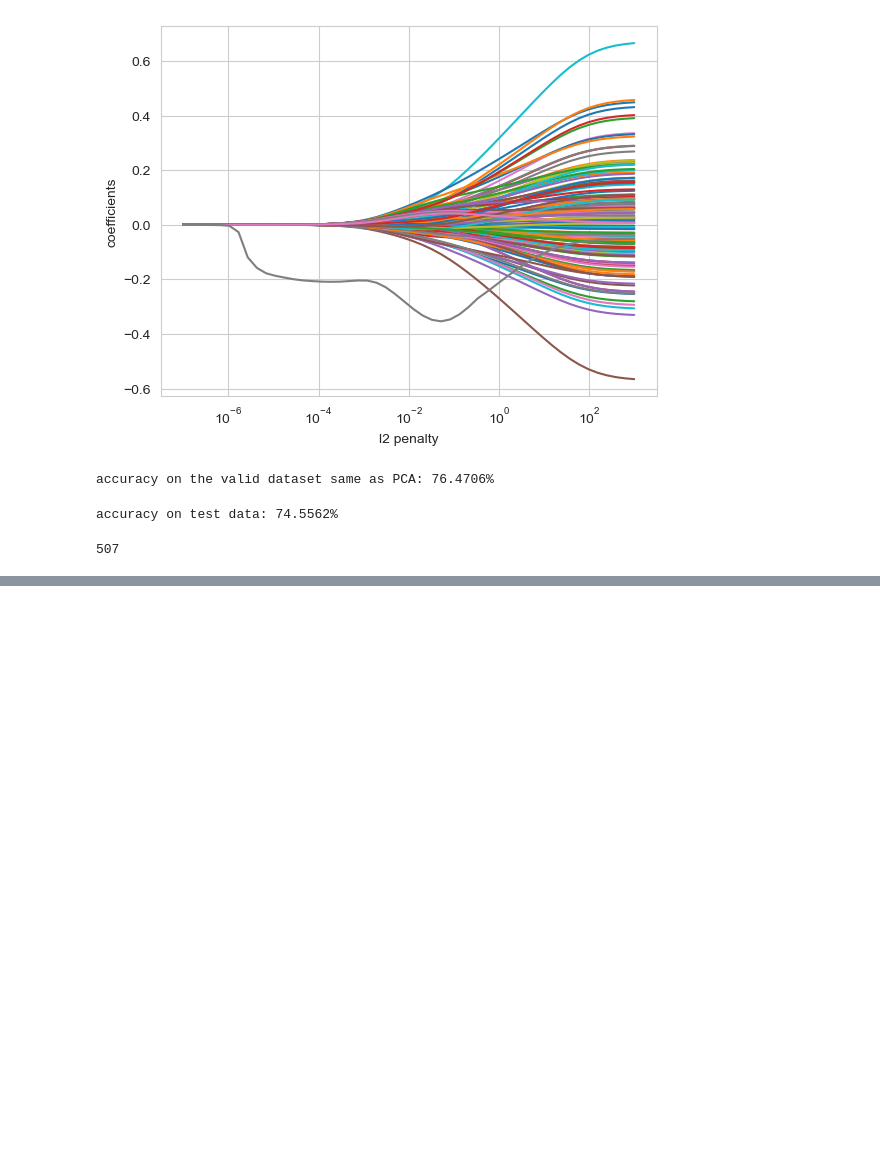
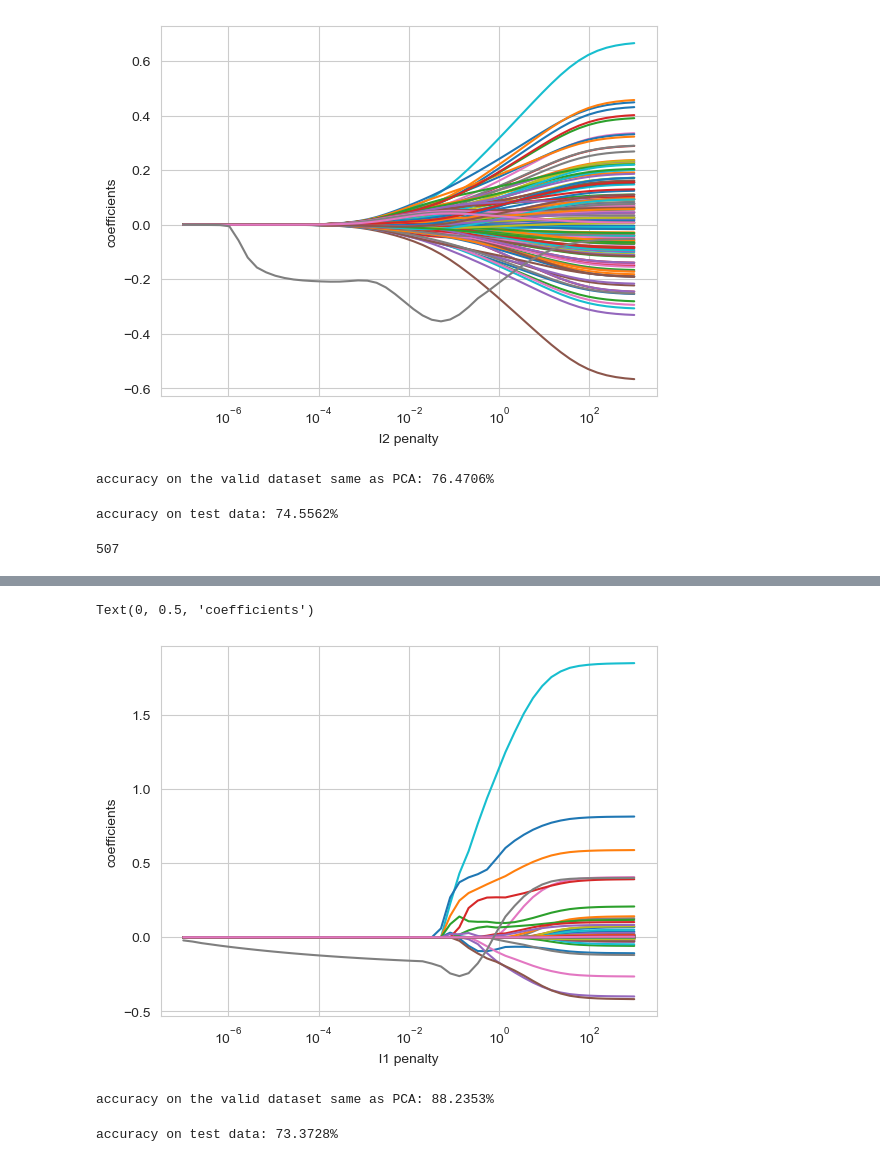
Before and after one commit to hereistheusername/Urban-Land-Cover-Data-Analysis, a Jupyter notebook: urban land cover analysis.ipynb, the cells around one changed output, grey strips where cells are left out. Saved outputs shown, nothing was run; the diff lists cells and outputs as text; code cells hidden in the pictures; blank space fills up the shorter version.

```diff
--- a/urban land cover analysis.ipynb
+++ b/urban land cover analysis.ipynb
@@ -584,0 +607,24 @@ len(y_pred)
+# %%
+car_path = pd.DataFrame(clf.coefs_paths_['car '].mean(axis=0))
+ax = plt.gca()
+# car_path.plot(x=clf.Cs, ax=ax, legend=False)
+for c in car_path.columns:
+    ax.plot(clf.Cs_, car_path[c])
+ax.set_xscale('log')
+ax.set_xlabel('l1 penalty')
+ax.set_ylabel('coefficients')
+# %% [output]
+Text(0, 0.5, 'coefficients')
+[figure, added]
+# %%
+acc = (clf.predict(X_valid) == y_valid.idxmax(axis=1)).sum() / len(y_valid)
+print('accuracy on the valid dataset same as PCA: {:.4f}%'.format(100*acc))
+# %% [output]
+accuracy on the valid dataset same as PCA: 88.2353%
+# %%
+y_pred = clf.predict(X_test)
+comp = (y_pred == y_test.idxmax(axis=1)).sum()
+acc = np.sum(comp)/len(y_pred)
+print('accuracy on test data: {:.4f}%'.format(100* acc))
+# %% [output]
+accuracy on test data: 73.3728%
```
Also changed, not shown: parts of 6 cells of this notebook, 1 other file.
